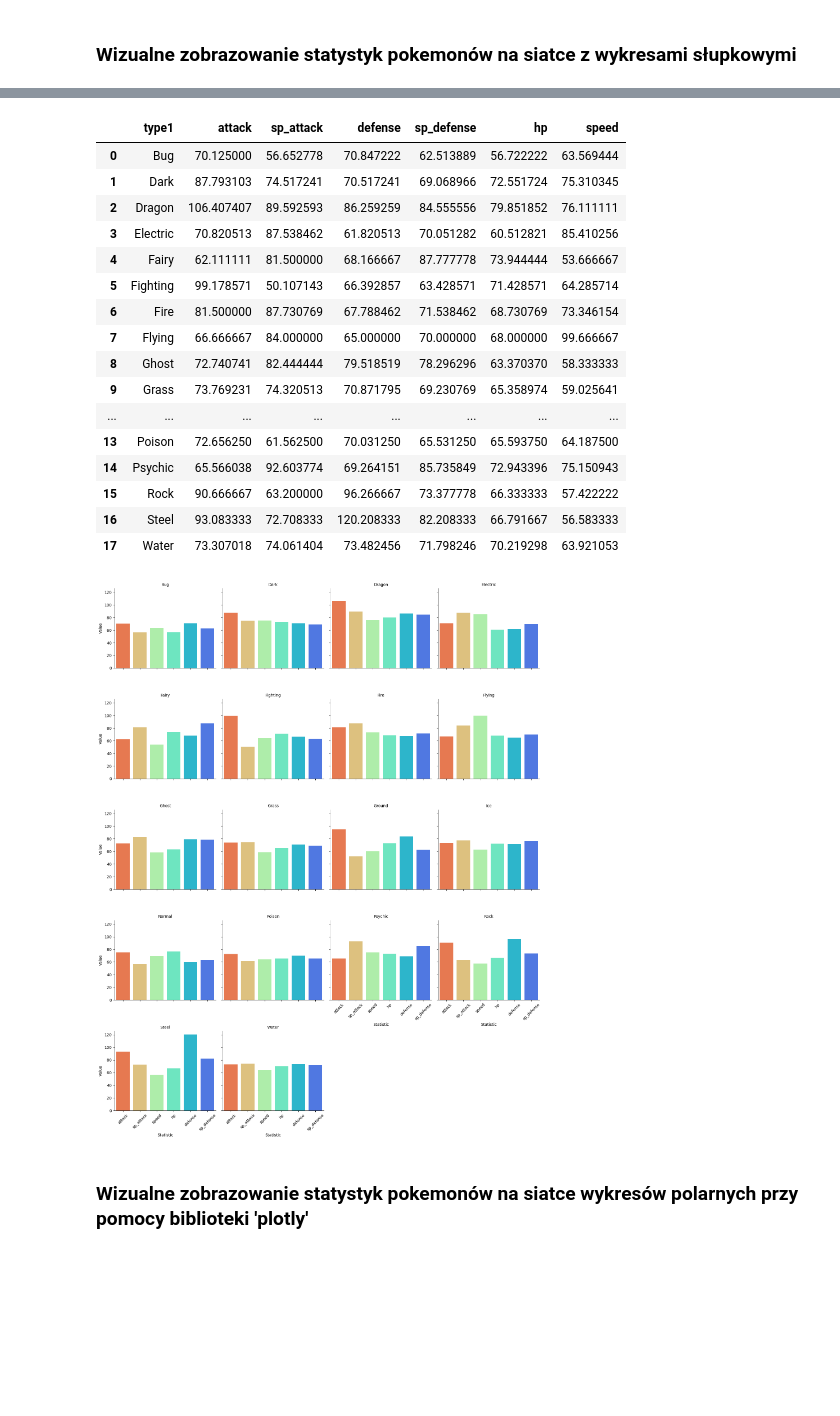
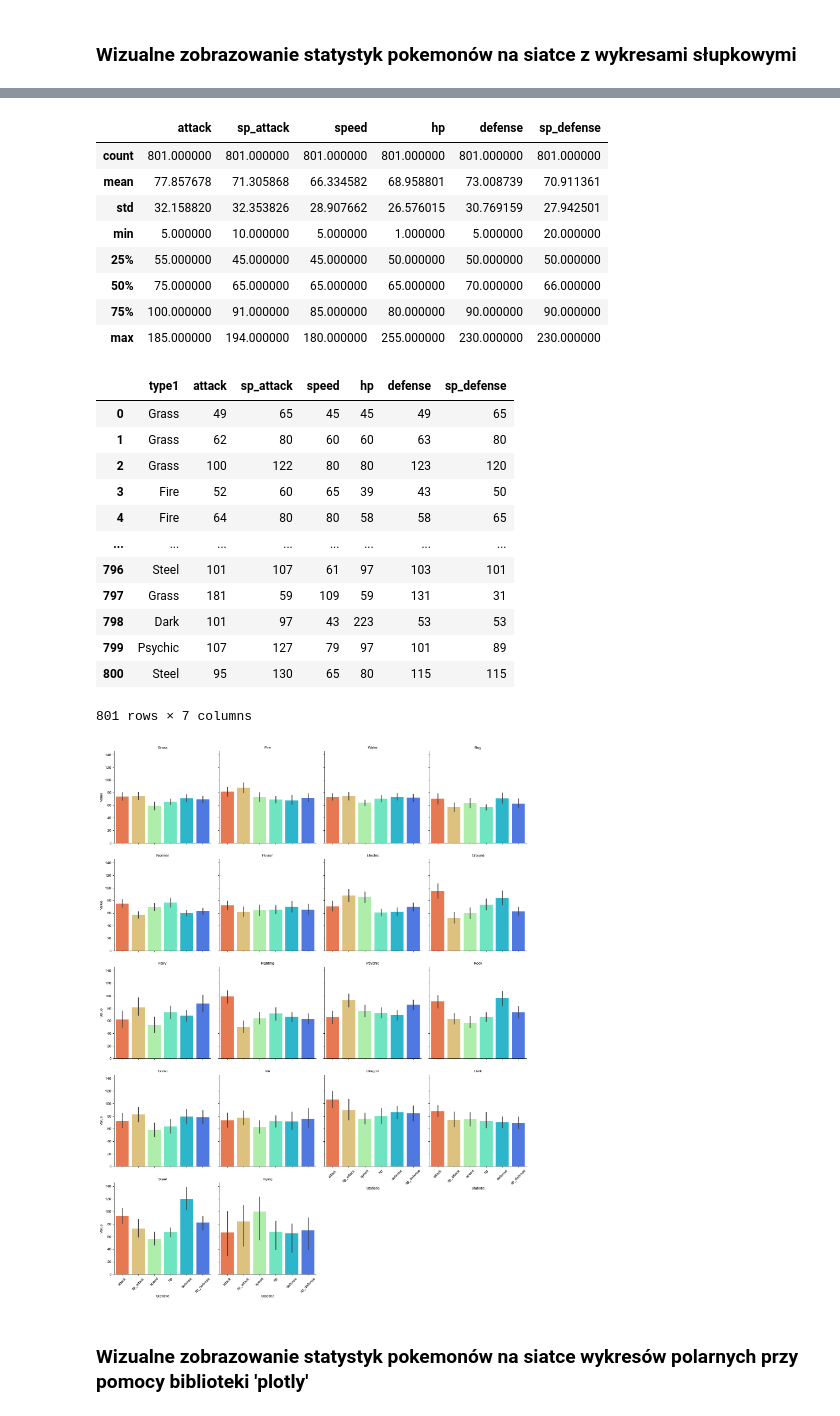
Before and after one commit to Kajmasz/Analiza-Pokemon-w-Python, a Jupyter notebook: Analiza Pokemonów.ipynb, the cells around one changed output, grey strips where cells are left out. Saved outputs shown, nothing was run; the diff lists cells and outputs as text; code cells hidden in the pictures; blank space fills up the shorter version.

```diff
--- a/Analiza Pokemonów.ipynb
+++ b/Analiza Pokemonów.ipynb
@@ -657,3 +639,7 @@ plt.show()
 ## 5. Pokazanie róznicy w statystykach pokemonów po typach głównych
 # %% [markdown]
 ### Wizualne zobrazowanie statystyk pokemonów na siatce z wykresami słupkowymi
+# %%
+PokemonDB = pd.read_csv(r'PokemonDB_updated.csv')
+PokemonDB_stats = PokemonDB[['type1','type2','attack','sp_attack','defense','sp_defense','hp','speed']]
+PokemonDB_stats.info()
@@ -660,44 +662,55 @@ plt.show()
 # %%
 PokemonDB_stats.reset_index(inplace=True)
+# %%
+PokemonDB_stats = PokemonDB[['type1','attack','sp_attack','speed','hp', 'defense','sp_defense']]
+PokemonDB_stats_mean = PokemonDB_stats.groupby('type1').mean()
+PokemonDB_stats.describe()
+# %% [output]
+|  | attack | sp_attack | speed | hp | defense | sp_defense |
+| count | 801.000000 | 801.000000 | 801.000000 | 801.000000 | 801.000000 | 801.000000 |
+| mean | 77.857678 | 71.305868 | 66.334582 | 68.958801 | 73.008739 | 70.911361 |
+| std | 32.158820 | 32.353826 | 28.907662 | 26.576015 | 30.769159 | 27.942501 |
+| min | 5.000000 | 10.000000 | 5.000000 | 1.000000 | 5.000000 | 20.000000 |
+| 25% | 55.000000 | 45.000000 | 45.000000 | 50.000000 | 50.000000 | 50.000000 |
+| 50% | 75.000000 | 65.000000 | 65.000000 | 65.000000 | 70.000000 | 66.000000 |
+| 75% | 100.000000 | 91.000000 | 85.000000 | 80.000000 | 90.000000 | 90.000000 |
+| max | 185.000000 | 194.000000 | 180.000000 | 255.000000 | 230.000000 | 230.000000 |
 # %%
 # Melt the DataFrame to long format
 melted_data = pd.melt(PokemonDB_stats, id_vars=['type1'],
-                      value_vars=['attack',  'sp_attack','speed','hp', 'defense','sp_defense'],
+                      value_vars=['attack','sp_attack','speed','hp', 'defense','sp_defense'],
                       var_name='Statistic', value_name='Value')
 
 # Create the FacetGrid
 g = sns.FacetGrid(melted_data, col="type1", col_wrap=4, sharey=True, height=4)
 g.map_dataframe(sns.barplot, x='Statistic', y='Value', palette='rainbow_r',hue='Statistic',legend=False)
 
 # Rotate the x-axis labels for better readability
 for ax in g.axes.flat:
     for label in ax.get_xticklabels():
         label.set_rotation(45)
 
 # Adjust the layout
+sns.set_style("whitegrid")
 g.set_axis_labels("Statistic", "Value")
 g.set_titles(col_template="{col_name}")
-g.fig.tight_layout()
+
 PokemonDB_stats
 # %% [output]
-|  | type1 | attack | sp_attack | defense | sp_defense | hp | speed |
-| 0 | Bug | 70.125000 | 56.652778 | 70.847222 | 62.513889 | 56.722222 | 63.569444 |
-| 1 | Dark | 87.793103 | 74.517241 | 70.517241 | 69.068966 | 72.551724 | 75.310345 |
-| 2 | Dragon | 106.407407 | 89.592593 | 86.259259 | 84.555556 | 79.851852 | 76.111111 |
-| 3 | Electric | 70.820513 | 87.538462 | 61.820513 | 70.051282 | 60.512821 | 85.410256 |
-| 4 | Fairy | 62.111111 | 81.500000 | 68.166667 | 87.777778 | 73.944444 | 53.666667 |
-| 5 | Fighting | 99.178571 | 50.107143 | 66.392857 | 63.428571 | 71.428571 | 64.285714 |
-| 6 | Fire | 81.500000 | 87.730769 | 67.788462 | 71.538462 | 68.730769 | 73.346154 |
-| 7 | Flying | 66.666667 | 84.000000 | 65.000000 | 70.000000 | 68.000000 | 99.666667 |
-| 8 | Ghost | 72.740741 | 82.444444 | 79.518519 | 78.296296 | 63.370370 | 58.333333 |
-| 9 | Grass | 73.769231 | 74.320513 | 70.871795 | 69.230769 | 65.358974 | 59.025641 |
+|  | type1 | attack | sp_attack | speed | hp | defense | sp_defense |
+| 0 | Grass | 49 | 65 | 45 | 45 | 49 | 65 |
+| 1 | Grass | 62 | 80 | 60 | 60 | 63 | 80 |
+| 2 | Grass | 100 | 122 | 80 | 80 | 123 | 120 |
+| 3 | Fire | 52 | 60 | 65 | 39 | 43 | 50 |
+| 4 | Fire | 64 | 80 | 80 | 58 | 58 | 65 |
 | ... | ... | ... | ... | ... | ... | ... | ... |
-| 13 | Poison | 72.656250 | 61.562500 | 70.031250 | 65.531250 | 65.593750 | 64.187500 |
-| 14 | Psychic | 65.566038 | 92.603774 | 69.264151 | 85.735849 | 72.943396 | 75.150943 |
-| 15 | Rock | 90.666667 | 63.200000 | 96.266667 | 73.377778 | 66.333333 | 57.422222 |
-| 16 | Steel | 93.083333 | 72.708333 | 120.208333 | 82.208333 | 66.791667 | 56.583333 |
-| 17 | Water | 73.307018 | 74.061404 | 73.482456 | 71.798246 | 70.219298 | 63.921053 |
+| 796 | Steel | 101 | 107 | 61 | 97 | 103 | 101 |
+| 797 | Grass | 181 | 59 | 109 | 59 | 131 | 31 |
+| 798 | Dark | 101 | 97 | 43 | 223 | 53 | 53 |
+| 799 | Psychic | 107 | 127 | 79 | 97 | 101 | 89 |
+| 800 | Steel | 95 | 130 | 65 | 80 | 115 | 115 |
+801 rows × 7 columns
-[figure, old version]
+[figure, new version]
 # %%
 #correlation_matrix_CombinedTypes = CombinedTypes.corr()
 #plt.figure(figsize=(12, 10))
```
Also changed, not shown: parts of 24 cells of this notebook, 3 other files.
